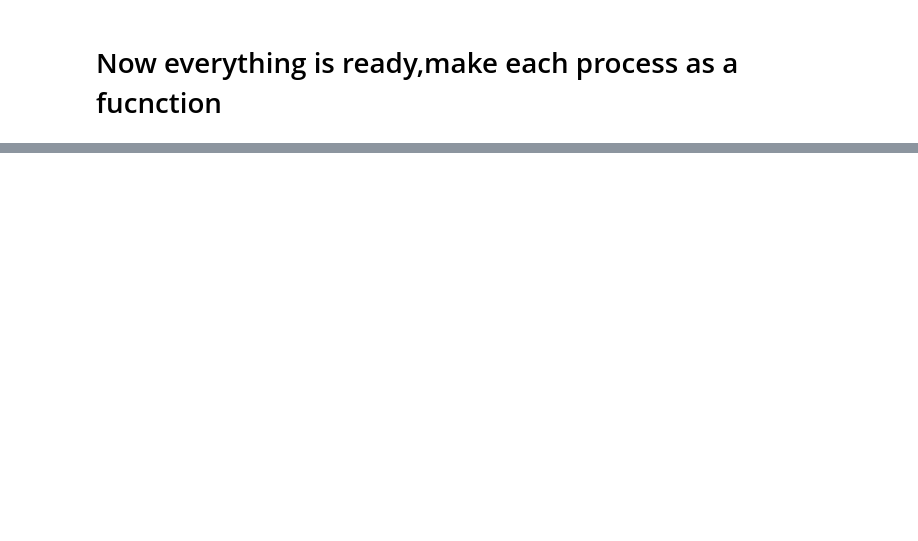
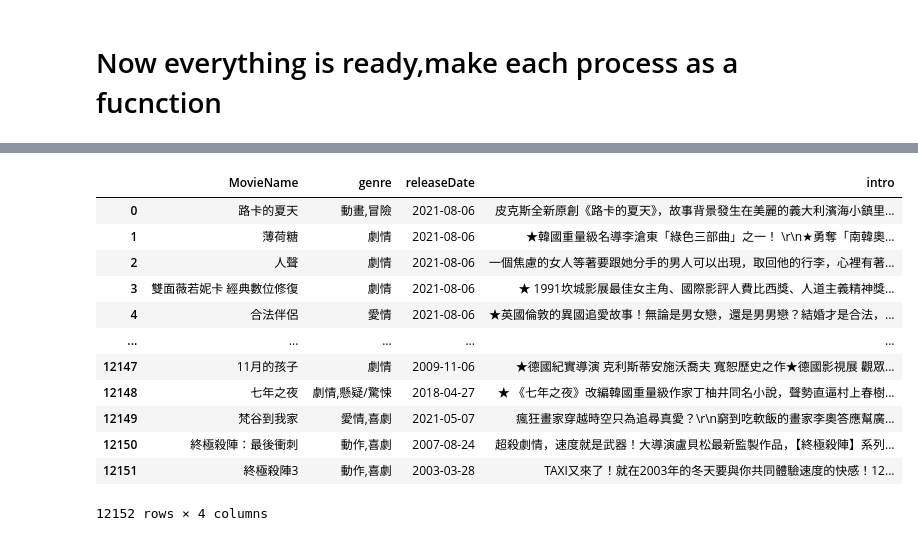
Before and after one commit to RyanTokManMokMTM/NLP_Training2, a Jupyter notebook: web_crawler.ipynb, the cells around one changed output, grey strips where cells are left out. Drawn from its saved outputs; the diff is of its cells as text; code cells hidden in the pictures; blank space fills up the shorter version.

```diff
--- a/web_crawler.ipynb
+++ b/web_crawler.ipynb
@@ -417,0 +177,18 @@ with open("./movie.csv","w") as movie:
+# %%
+import pandas as pd
+datas = pd.read_csv("./movie.csv")
+datas.drop_duplicates(keep="first",inplace=False)
+# %% [output]
+|  | MovieName | genre | releaseDate | intro |
+| 0 | 路卡的夏天 | 動畫,冒險 | 2021-08-06 | 皮克斯全新原創《路卡的夏天》，故事背景發生在美麗的義大利濱海小鎮里... |
+| 1 | 薄荷糖 | 劇情 | 2021-08-06 | ★韓國重量級名導李滄東「綠色三部曲」之一！ \r\n★勇奪「南韓奧... |
+| 2 | 人聲 | 劇情 | 2021-08-06 | 一個焦慮的女人等著要跟她分手的男人可以出現，取回他的行李，心裡有著... |
+| 3 | 雙面薇若妮卡 經典數位修復 | 劇情 | 2021-08-06 | ★ 1991坎城影展最佳女主角、國際影評人費比西獎、人道主義精神獎... |
+| 4 | 合法伴侶 | 愛情 | 2021-08-06 | ★英國倫敦的異國追愛故事！無論是男女戀，還是男男戀？結婚才是合法，... |
+| ... | ... | ... | ... | ... |
+| 12147 | 11月的孩子 | 劇情 | 2009-11-06 | ★德國紀實導演 克利斯蒂安施沃喬夫 寬恕歷史之作★德國影視展 觀眾... |
+| 12148 | 七年之夜 | 劇情,懸疑/驚悚 | 2018-04-27 | ★ 《七年之夜》改編韓國重量級作家丁柚井同名小說，聲勢直逼村上春樹... |
+| 12149 | 梵谷到我家 | 愛情,喜劇 | 2021-05-07 | 瘋狂畫家穿越時空只為追尋真愛？\r\n窮到吃軟飯的畫家李奧答應幫廣... |
+| 12150 | 終極殺陣：最後衝刺 | 動作,喜劇 | 2007-08-24 | 超殺劇情，速度就是武器！大導演盧貝松最新監製作品，【終極殺陣】系列... |
+| 12151 | 終極殺陣3 | 動作,喜劇 | 2003-03-28 | TAXI又來了！就在2003年的冬天要與你共同體驗速度的快感！12... |
+12152 rows × 4 columns
```
Also changed, not shown: parts of 20 cells of this notebook.
